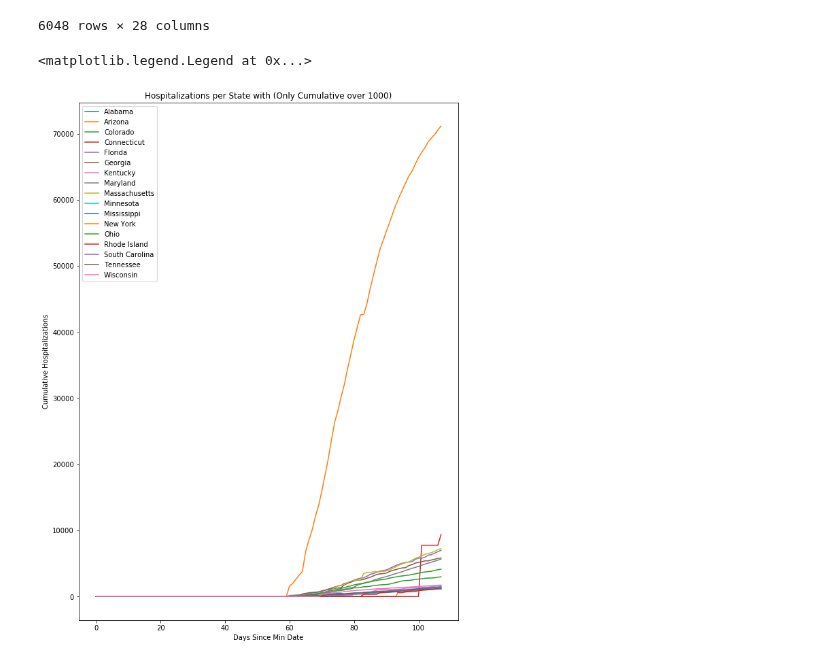
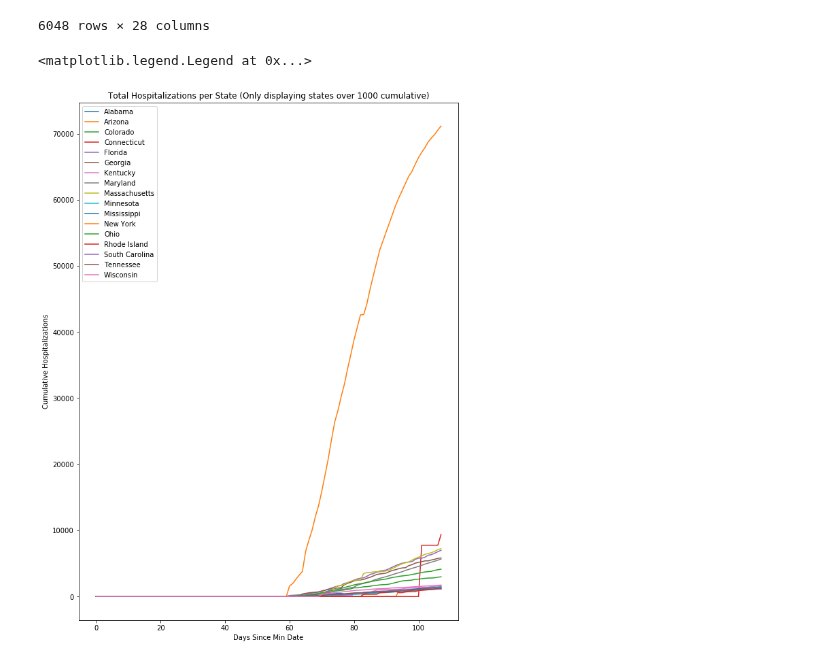
Before and after one commit to spotted-d/RNN_covid19_modeling, a Jupyter notebook: data_extraction/data_extractions_hospitalizations.ipynb, the cells around one changed output. Cells and saved outputs as stored; diff of their text form; code cells hidden in the pictures.

```diff
--- a/data_extraction/data_extractions_hospitalizations.ipynb
+++ b/data_extraction/data_extractions_hospitalizations.ipynb
@@ -395,18 +395,18 @@ display(imputed_hosp)
 # %%
 plt.figure(figsize=(10, 14))
 
 for state in states_to_abbrev:
     cumulative_hosp = imputed_hosp[imputed_hosp["state"] == state]["hospitalizedCumulative"]
     if cumulative_hosp.values.max() > 1000:
         plt.plot(range(len(cumulative_hosp)), cumulative_hosp, label=state)
 
 plt.xlabel(f"Days Since Min Date")
 plt.ylabel("Cumulative Hospitalizations")
-plt.title("Hospitalizations per State with (Only Cumulative over 1000)")
+plt.title("Total Hospitalizations per State (Only displaying states over 1000 cumulative)")
 plt.legend()
 # %% [output]
 <matplotlib.legend.Legend at 0x...>
-[figure, old version]
+[figure, new version]
 # %%
 plt.figure(figsize=(10, 14))
 
```
Also changed, not shown: parts of 2 cells of this notebook.
